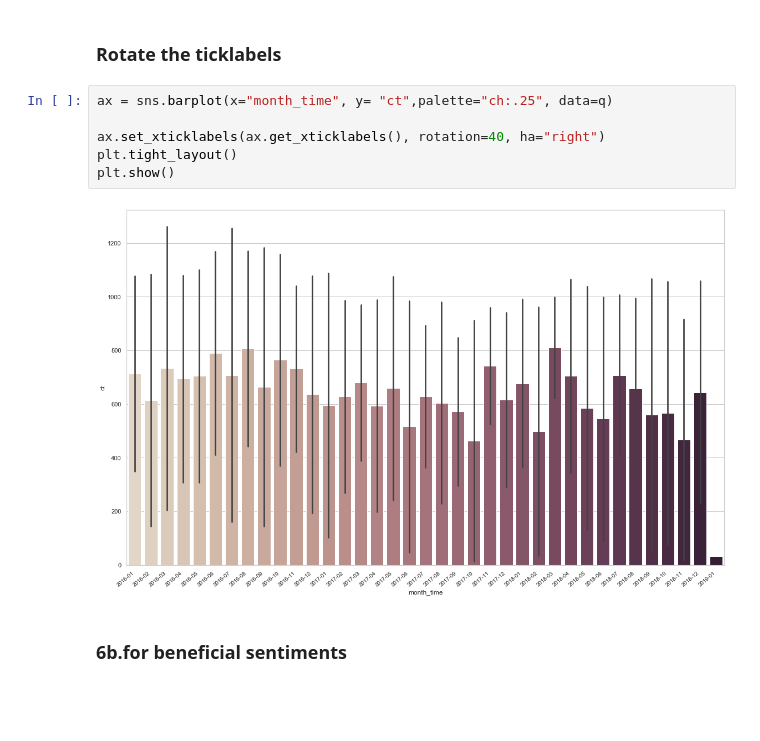
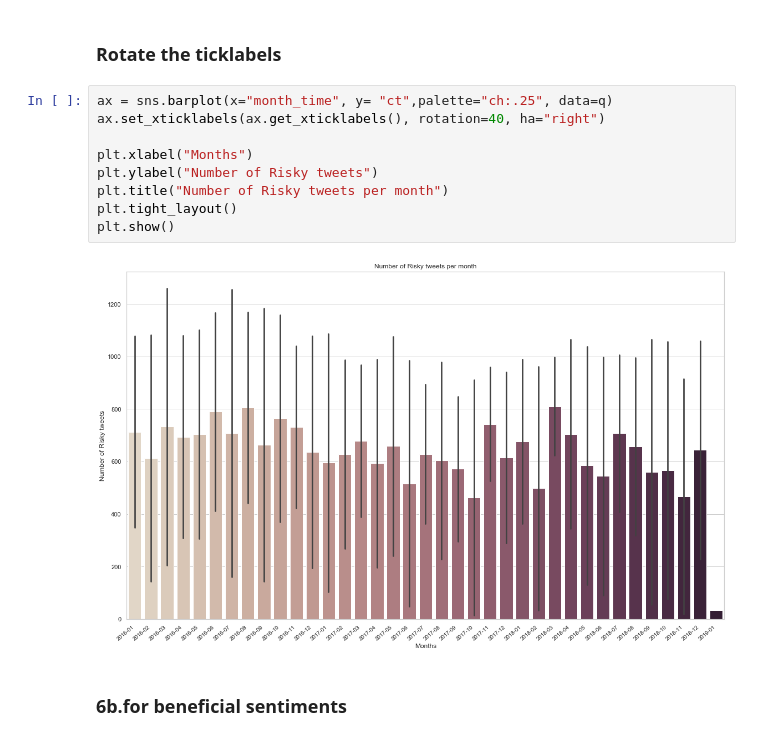
Before and after one commit to HassanSherwani/NLP-Natural-Language-Processing-, a Jupyter notebook: CrowdFlower/5.Descrptive.ipynb, the cells around one changed output. Cells and saved outputs as stored; diff of their text form; blank space fills up the shorter version.

```diff
--- a/CrowdFlower/5.Descrptive.ipynb
+++ b/CrowdFlower/5.Descrptive.ipynb
@@ -617,12 +617,15 @@ plt.show()
 ### Rotate the ticklabels
 # %%
 ax = sns.barplot(x="month_time", y= "ct",palette="ch:.25", data=q)
+ax.set_xticklabels(ax.get_xticklabels(), rotation=40, ha="right")
 
-ax.set_xticklabels(ax.get_xticklabels(), rotation=40, ha="right")
+plt.xlabel("Months")
+plt.ylabel("Number of Risky tweets")
+plt.title("Number of Risky tweets per month")
 plt.tight_layout()
 plt.show()
 # %% [output]
-[figure, old version]
+[figure, new version]
 # %% [markdown]
 ### 6b.for beneficial sentiments
 # %%
```
Also changed, not shown: parts of 29 cells of this notebook.
